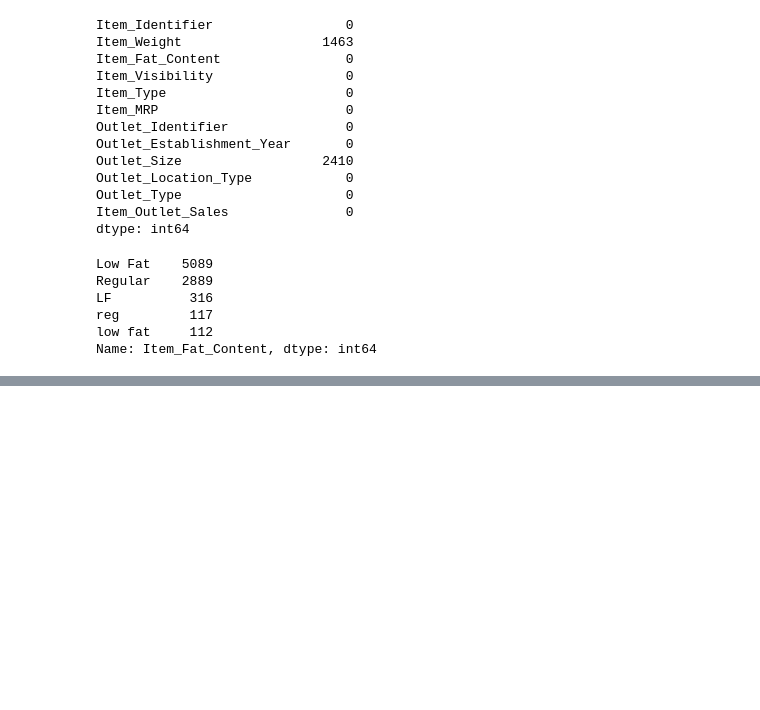
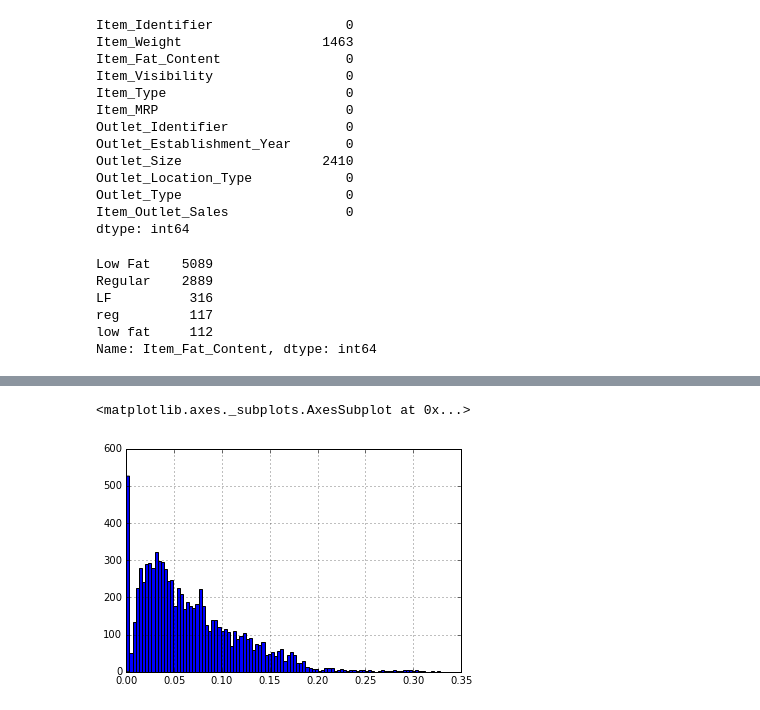
Before and after one commit to vmrosario/bigMartSales, a Jupyter notebook: Big Mart sales.ipynb, the cells around one changed output, grey strips where cells are left out. Drawn from its saved outputs; the diff is of its cells as text; code cells hidden in the pictures; blank space fills up the shorter version.

```diff
--- a/Big Mart sales.ipynb
+++ b/Big Mart sales.ipynb
@@ -52,0 +78,5 @@ df['Item_Type'].value
+# %%
+df['Item_Visibility'].hist(bins=100)
+# %% [output]
+<matplotlib.axes._subplots.AxesSubplot at 0x...>
+[figure, added]
```
Also changed, not shown: parts of 15 cells of this notebook.
